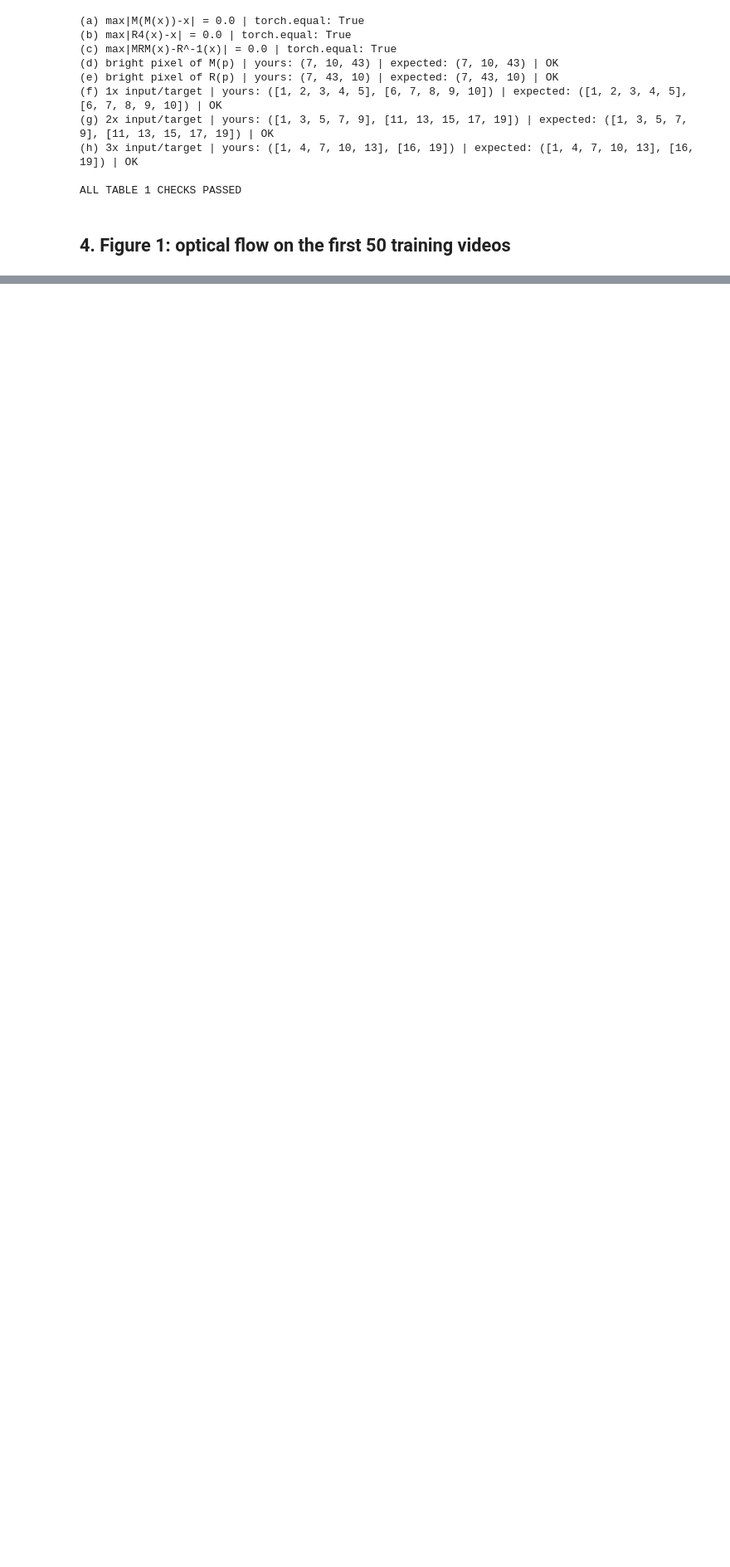
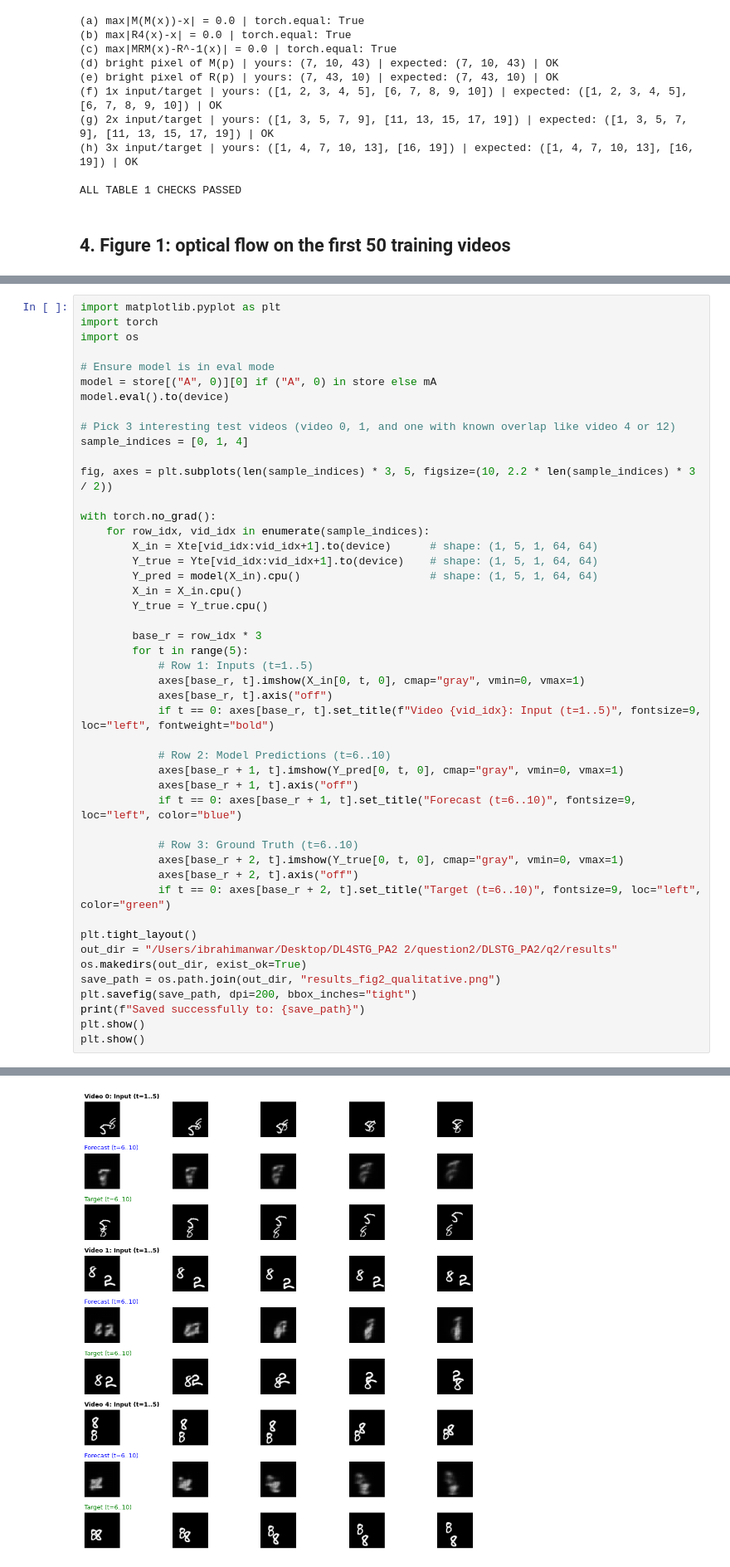
Before and after one commit to ibrahim234523/DLSTG_PA2, a Jupyter notebook: q2/q2_experiments.ipynb, the cells around one changed output, grey strips where cells are left out. Shown at 83% size. Cells and saved outputs as stored; diff of their text form; blank space fills up the shorter version.

```diff
--- a/q2/q2_experiments.ipynb
+++ b/q2/q2_experiments.ipynb
@@ -171,0 +421,48 @@ plt.show()
+# %%
+import matplotlib.pyplot as plt
+import torch
+import os
+
+# Ensure model is in eval mode
+model = store[("A", 0)][0] if ("A", 0) in store else mA
+model.eval().to(device)
+
+# Pick 3 interesting test videos (video 0, 1, and one with known overlap like video 4 or 12)
+sample_indices = [0, 1, 4]
+
+fig, axes = plt.subplots(len(sample_indices) * 3, 5, figsize=(10, 2.2 * len(sample_indices) * 3 / 2))
+
+with torch.no_grad():
+    for row_idx, vid_idx in enumerate(sample_indices):
+        X_in = Xte[vid_idx:vid_idx+1].to(device)      # shape: (1, 5, 1, 64, 64)
+        Y_true = Yte[vid_idx:vid_idx+1].to(device)    # shape: (1, 5, 1, 64, 64)
+        Y_pred = model(X_in).cpu()                    # shape: (1, 5, 1, 64, 64)
+        X_in = X_in.cpu()
+        Y_true = Y_true.cpu()
+
+        base_r = row_idx * 3
+        for t in range(5):
+            # Row 1: Inputs (t=1..5)
+            axes[base_r, t].imshow(X_in[0, t, 0], cmap="gray", vmin=0, vmax=1)
+            axes[base_r, t].axis("off")
+            if t == 0: axes[base_r, t].set_title(f"Video {vid_idx}: Input (t=1..5)", fontsize=9, loc="left", fontweight="bold")
+
+            # Row 2: Model Predictions (t=6..10)
+            axes[base_r + 1, t].imshow(Y_pred[0, t, 0], cmap="gray", vmin=0, vmax=1)
+            axes[base_r + 1, t].axis("off")
+            if t == 0: axes[base_r + 1, t].set_title("Forecast (t=6..10)", fontsize=9, loc="left", color="blue")
+
+            # Row 3: Ground Truth (t=6..10)
+            axes[base_r + 2, t].imshow(Y_true[0, t, 0], cmap="gray", vmin=0, vmax=1)
+            axes[base_r + 2, t].axis("off")
+            if t == 0: axes[base_r + 2, t].set_title("Target (t=6..10)", fontsize=9, loc="left", color="green")
+
+plt.tight_layout()
+out_dir = "/Users/ibrahimanwar/Desktop/DL4STG_PA2 2/question2/DLSTG_PA2/q2/results"
+os.makedirs(out_dir, exist_ok=True)
+save_path = os.path.join(out_dir, "results_fig2_qualitative.png")
+plt.savefig(save_path, dpi=200, bbox_inches="tight")
+print(f"Saved successfully to: {save_path}")
+plt.show()
+plt.show()
+# %% [output]
@@ -171,0 +470 @@ plt.show()
+[figure, added]
```
Also changed, not shown: parts of 12 cells of this notebook, 1 other file.
